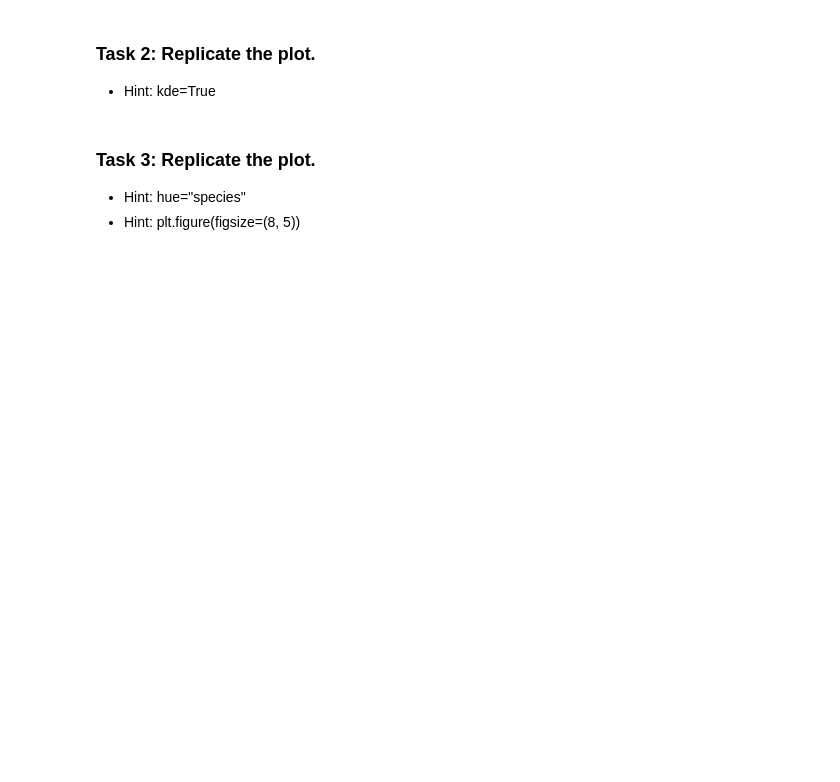
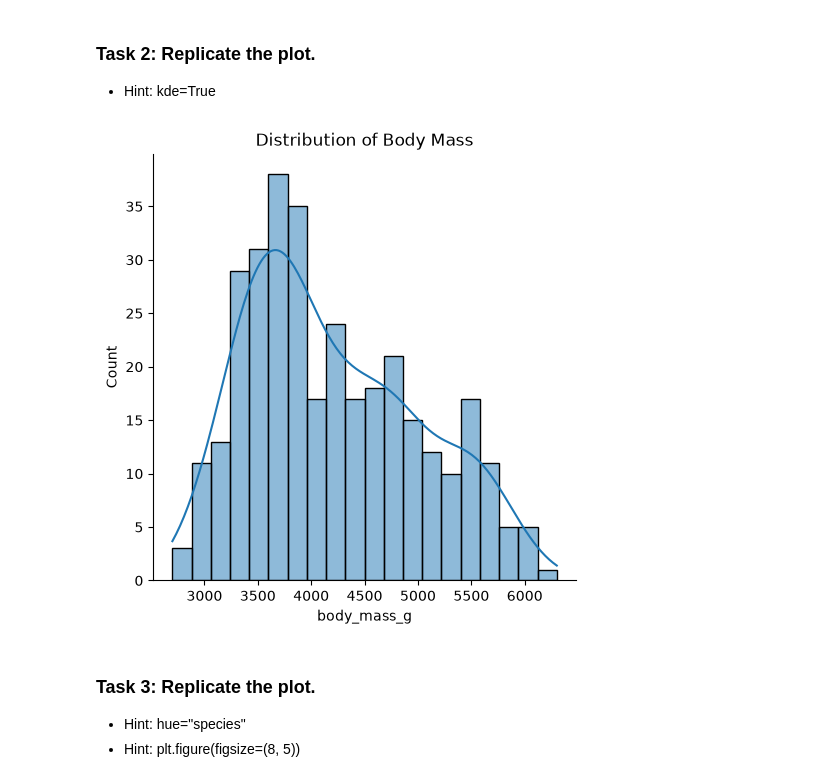
Before and after one commit to buicaothe/PYTHON, a Jupyter notebook: DATA MANAGEMENT/Labweek40/Visualizing.ipynb, the cells around one changed output. Cells and saved outputs as stored; diff of their text form; code cells hidden in the pictures; blank space fills up the shorter version.

```diff
--- a/DATA MANAGEMENT/Labweek40/Visualizing.ipynb
+++ b/DATA MANAGEMENT/Labweek40/Visualizing.ipynb
@@ -56,3 +108,11 @@ https://seaborn.pydata.org/tutorial/function_overview.html
+# %%
+sns.displot(data=penguins, x="body_mass_g", bins = 20, kde=True)
+plt.xlabel('body_mass_g', fontsize=10)
+plt.ylabel('Count', fontsize=10)
+plt.title("Distribution of Body Mass", fontsize=12)
+plt.show()
+# %% [output]
+[figure, added]
 # %% [markdown]
 ### Task 3: Replicate the plot.
 - Hint: hue="species"
```
Also changed, not shown: parts of 22 cells of this notebook, 1 other file.
